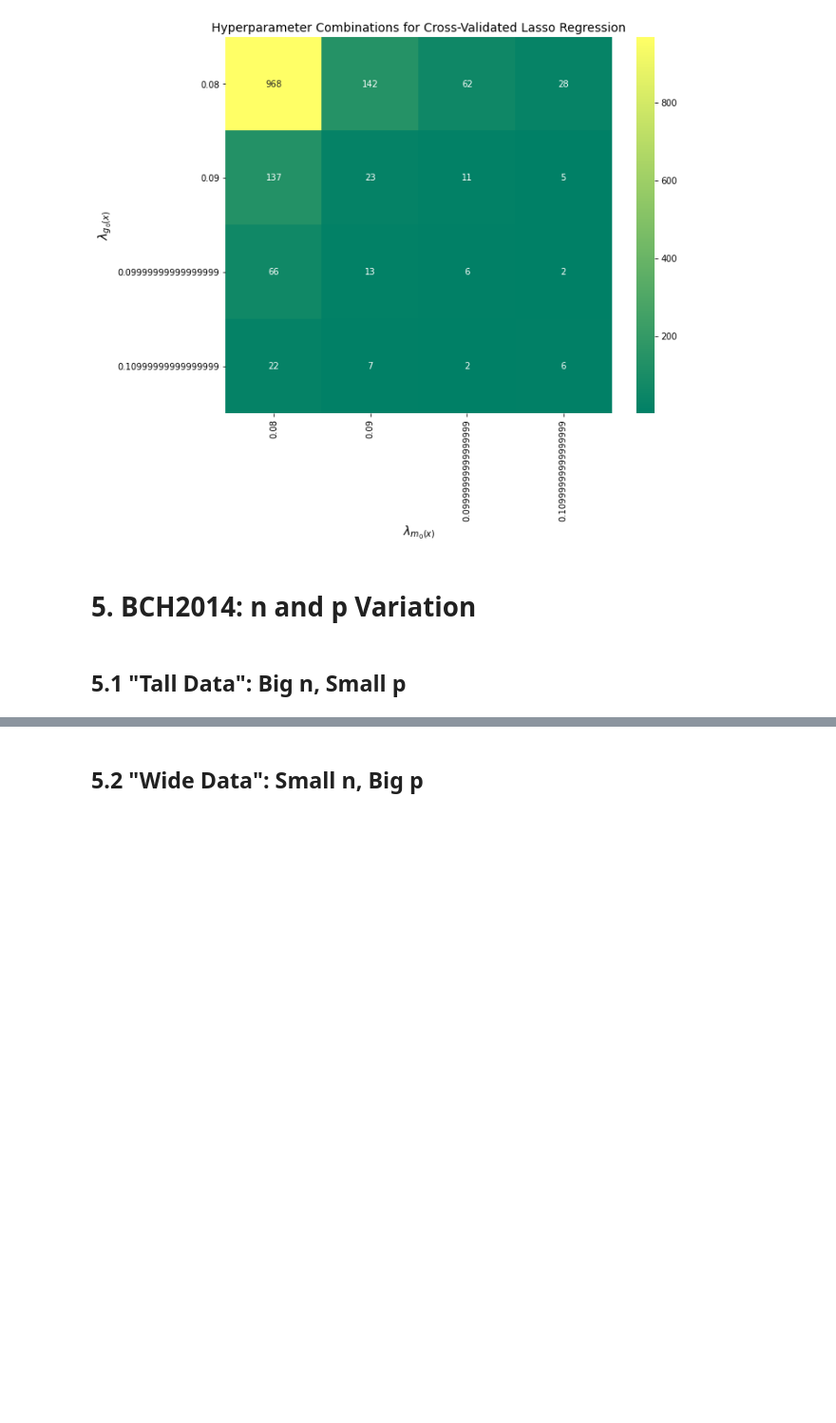
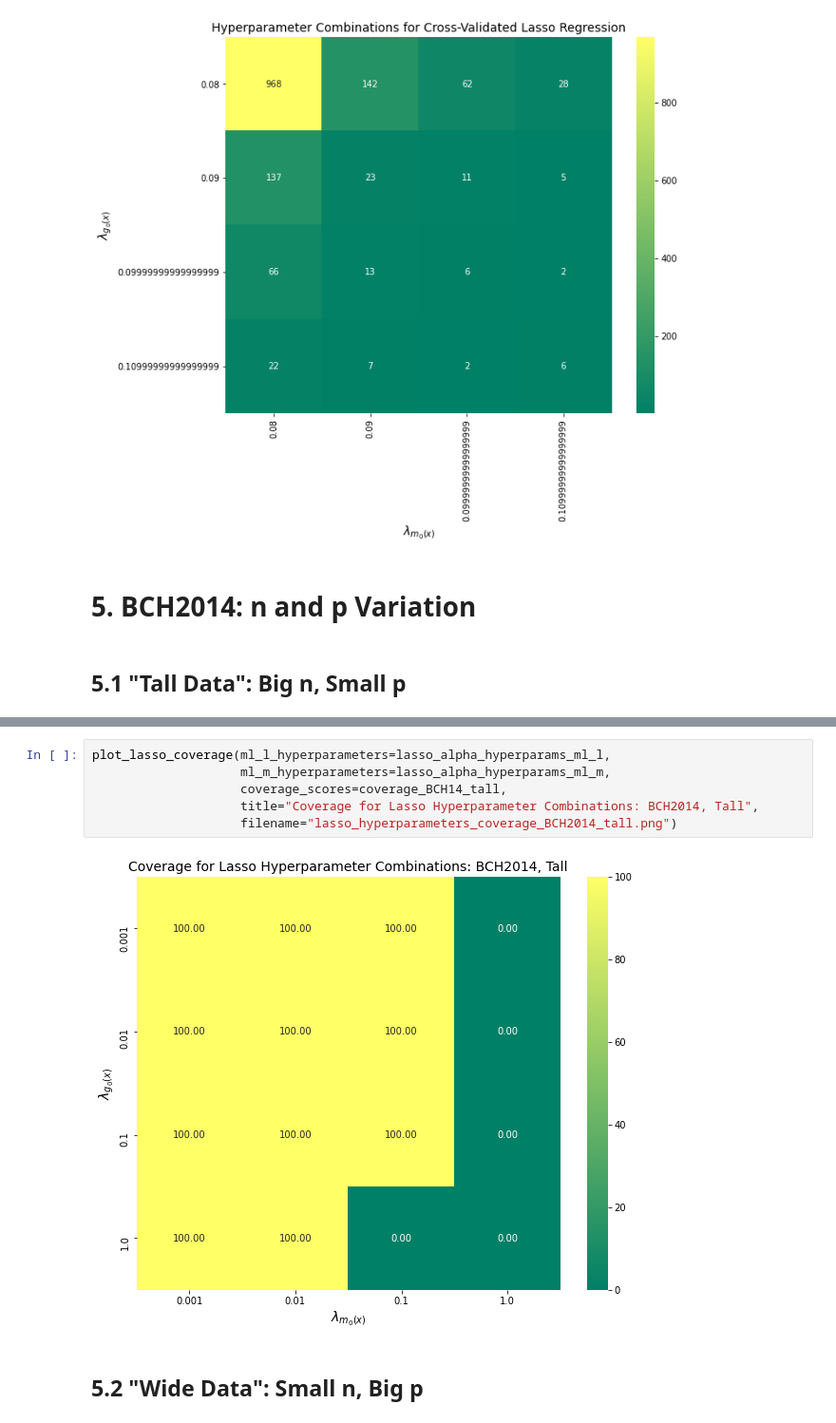
Before and after one commit to JannikKmnn/DoubleML-Hyperparameter-Simulation, a Jupyter notebook: lasso_variation.ipynb, the cells around one changed output, grey strips where cells are left out. Shown at 95% size. Cells and saved outputs as stored; diff of their text form; blank space fills up the shorter version.

```diff
--- a/lasso_variation.ipynb
+++ b/lasso_variation.ipynb
@@ -370,2 +255,10 @@ plt.savefig("plots/lasso_hyperparameter_variation_BCH2014_tall_data.png", faceco
+# %%
+plot_lasso_coverage(ml_l_hyperparameters=lasso_alpha_hyperparams_ml_l,
+                    ml_m_hyperparameters=lasso_alpha_hyperparams_ml_m,
+                    coverage_scores=coverage_BCH14_tall,
+                    title="Coverage for Lasso Hyperparameter Combinations: BCH2014, Tall",
+                    filename="lasso_hyperparameters_coverage_BCH2014_tall.png")
+# %% [output]
+[figure, added]
 # %% [markdown]
 ## 5.2 "Wide Data": Small n, Big p
```
Also changed, not shown: parts of 20 cells of this notebook, 9 other files.
